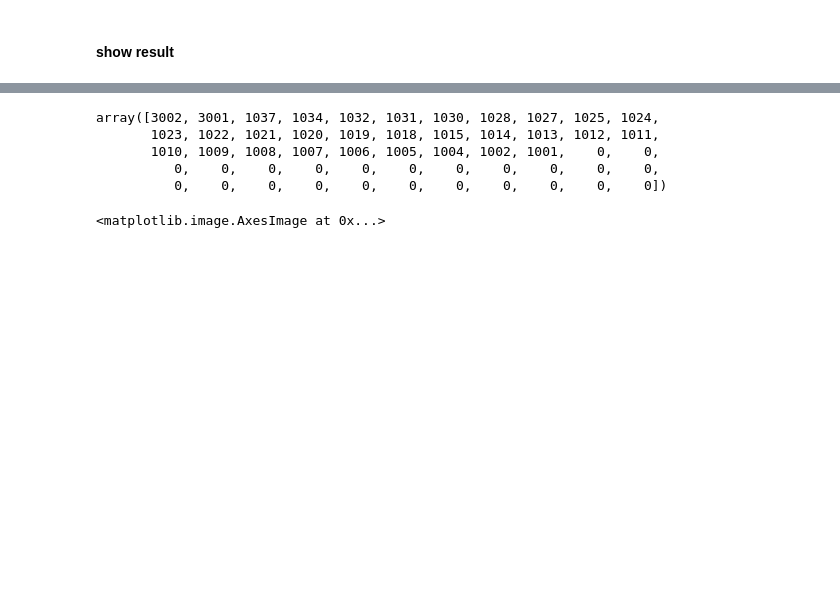
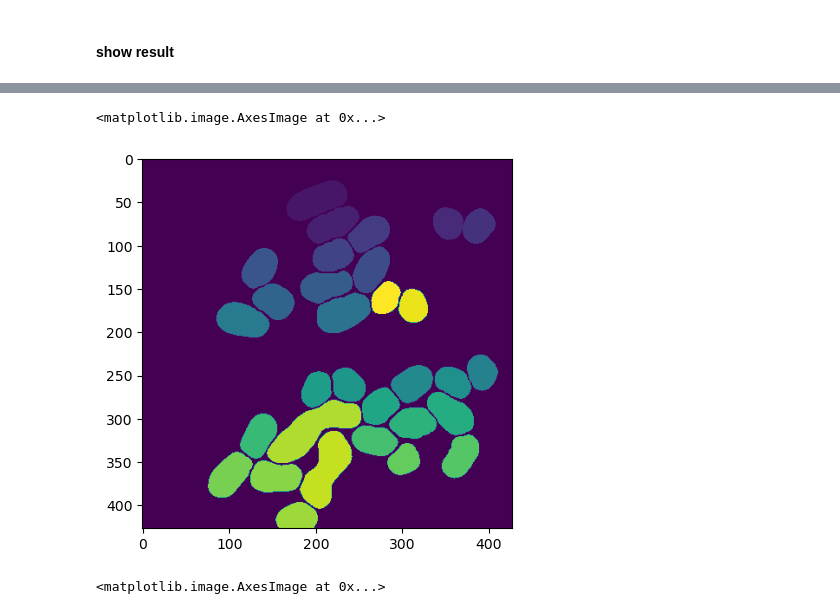
Before and after one commit to wanlanli/deepYeast, a Jupyter notebook: examples/04_OBJECT_TRACKING.ipynb, the cells around one changed output, grey strips where cells are left out. Saved outputs shown, nothing was run; the diff lists cells and outputs as text; code cells hidden in the pictures; blank space fills up the shorter version.

```diff
--- a/examples/04_OBJECT_TRACKING.ipynb
+++ b/examples/04_OBJECT_TRACKING.ipynb
@@ -73,13 +77,8 @@ ter.cell_property
 # %%
-a = ter.trace_calendar.copy()
-a = a.fillna(0)
-a["frame_000"].values.astype(int)
+plt.imshow(ter.traced_image[40])
 # %% [output]
-array([3002, 3001, 1037, 1034, 1032, 1031, 1030, 1028, 1027, 1025, 1024,
-       1023, 1022, 1021, 1020, 1019, 1018, 1015, 1014, 1013, 1012, 1011,
-       1010, 1009, 1008, 1007, 1006, 1005, 1004, 1002, 1001,    0,    0,
-          0,    0,    0,    0,    0,    0,    0,    0,    0,    0,    0,
-          0,    0,    0,    0,    0,    0,    0,    0,    0,    0,    0])
+<matplotlib.image.AxesImage at 0x...>
+[figure, added]
 # %%
 plt.imshow(distance[36,:,:,1])
 # %% [output]
```
Also changed, not shown: parts of 11 cells of this notebook, 4 other files.
